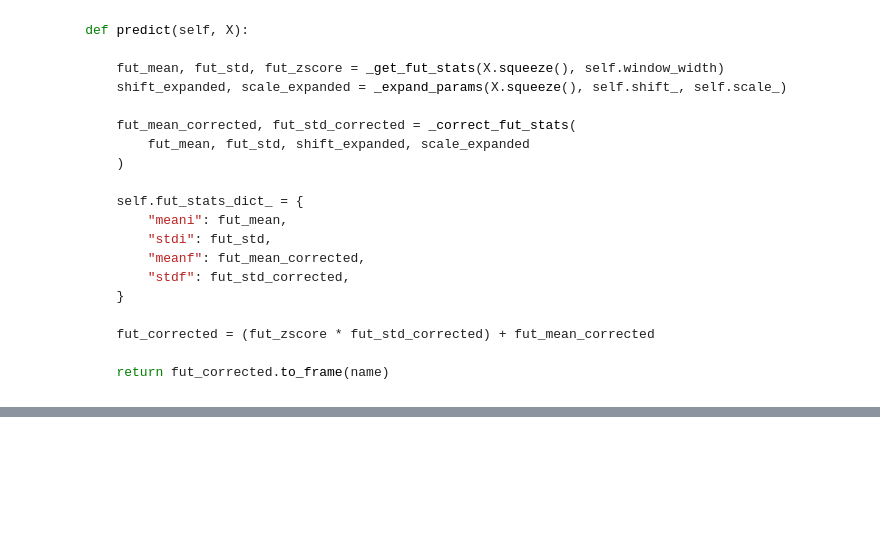
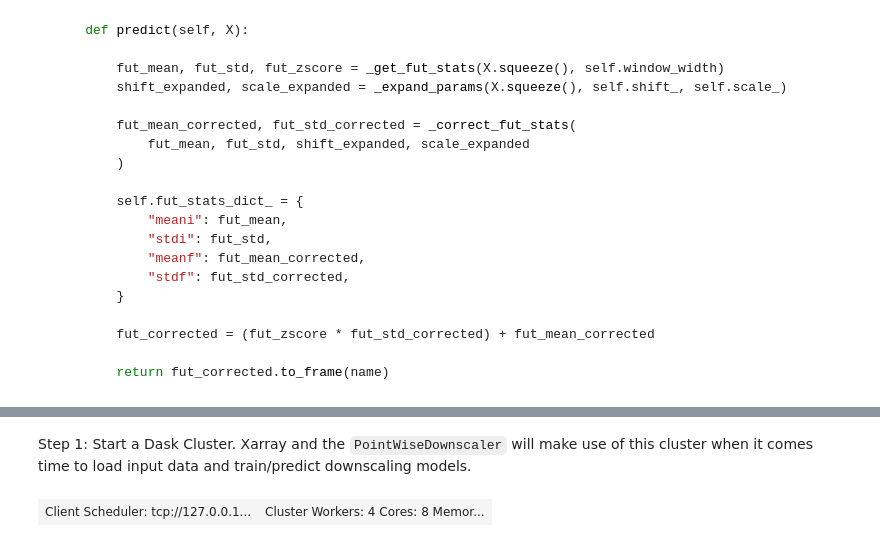
Before and after one commit to pangeo-data/scikit-downscale, a Jupyter notebook: examples/2020ECAHM-scikit-downscale.ipynb, the cells around one changed output, grey strips where cells are left out. Cells and saved outputs as stored; diff of their text form; code cells hidden in the pictures; blank space fills up the shorter version.

```diff
--- a/examples/2020ECAHM-scikit-downscale.ipynb
+++ b/examples/2020ECAHM-scikit-downscale.ipynb
@@ -302,0 +358,9 @@ TODO: JJH
+# %% [markdown]
+Step 1: Start a Dask Cluster. Xarray and the `PointWiseDownscaler` will make use of this cluster when it comes time to load input data and train/predict downscaling models.
+# %%
+from dask.distributed import Client
+
+client = Client()
+client
+# %% [output]
+| Client Scheduler: tcp://127.0.0.1... | Cluster Workers: 4 Cores: 8 Memor... |
```
Also changed, not shown: parts of 34 cells of this notebook, 3 other files.
